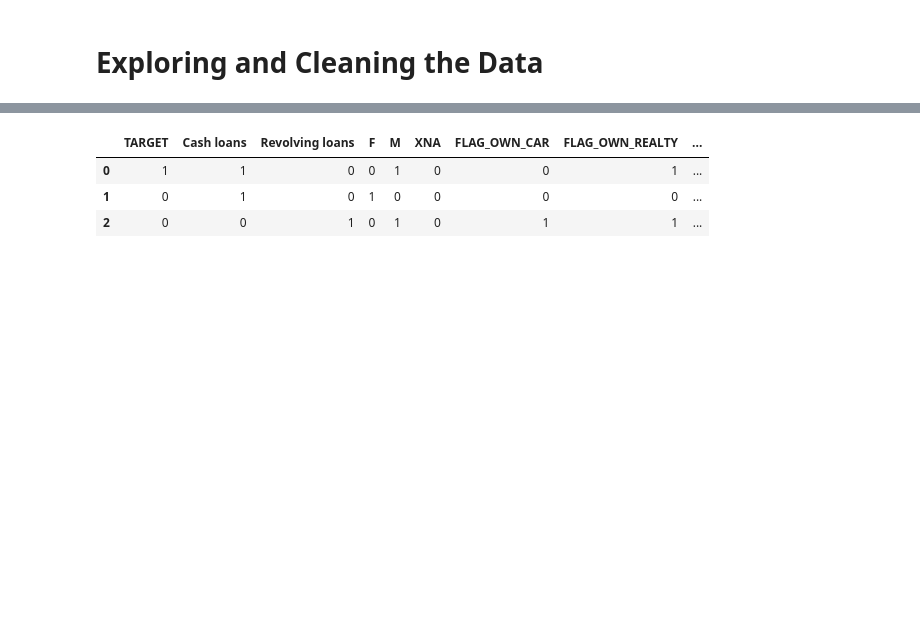
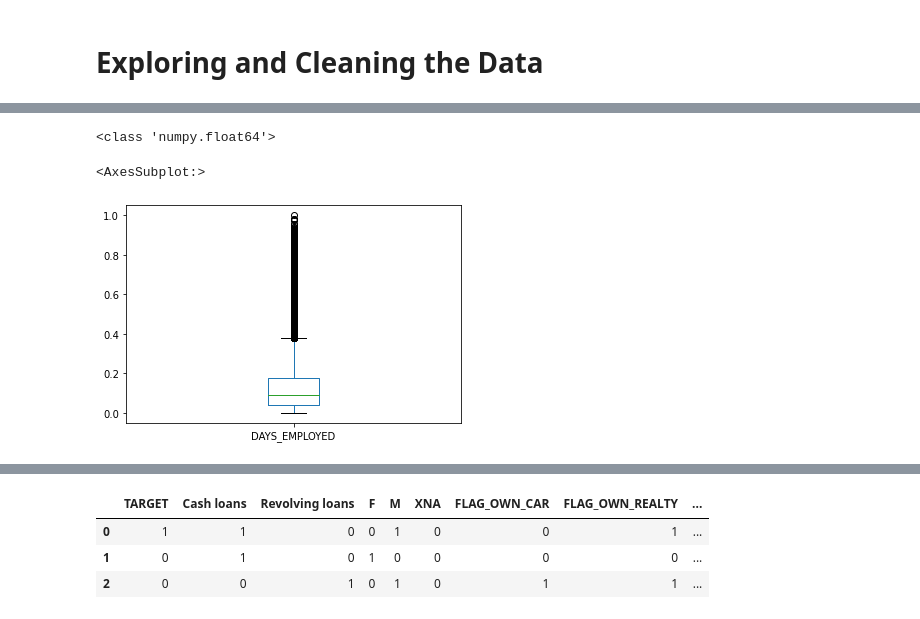
Before and after one commit to chandrakanthHA/Home_Credit, a Jupyter notebook: Initial_EDA.ipynb, the cells around one changed output, grey strips where cells are left out. Cells and saved outputs as stored; diff of their text form; code cells hidden in the pictures; blank space fills up the shorter version.

Commit message:
Data cleaning

```diff
--- a/Initial_EDA.ipynb
+++ b/Initial_EDA.ipynb
@@ -275,0 +299,3 @@ df_clean[["AMT_INCOME_TOTAL", "AMT_CREDIT", "AMT_ANNUITY", "AMT_GOODS_PRICE"]] =
+# %%
+print(df["NAME_TYPE_SUITE"].value_counts())
+df_clean = pd.concat([df_clean, pd.get_dummies(df[["NAME_TYPE_SUITE", "NAME_INCOME_TYPE", "NAME_EDUCATION_TYPE", "NAME_FAMILY_STATUS", "NAME_HOUSING_TYPE"]])], 1)
@@ -275,0 +311,11 @@ df_clean[["AMT_INCOME_TOTAL", "AMT_CREDIT", "AMT_ANNUITY", "AMT_GOODS_PRICE"]] =
+# %%
+print(type(df["REGION_POPULATION_RELATIVE"][0]))
+df_clean["REGION_POPULATION_RELATIVE"] = df["REGION_POPULATION_RELATIVE"]
+# %% [output]
+<class 'numpy.float64'>
+# %%
+df_clean[["DAYS_BIRTH", "DAYS_EMPLOYED", "DAYS_REGISTRATION", "DAYS_ID_PUBLISH"]] = mm_scaler.fit_transform(df[["DAYS_BIRTH", "DAYS_EMPLOYED", "DAYS_REGISTRATION", "DAYS_ID_PUBLISH"]] * -1)
+df_clean["DAYS_EMPLOYED"].plot(kind="box")
+# %% [output]
+<AxesSubplot:>
+[figure, added]
```
Also changed, not shown: parts of 16 cells of this notebook, 1 other file.
